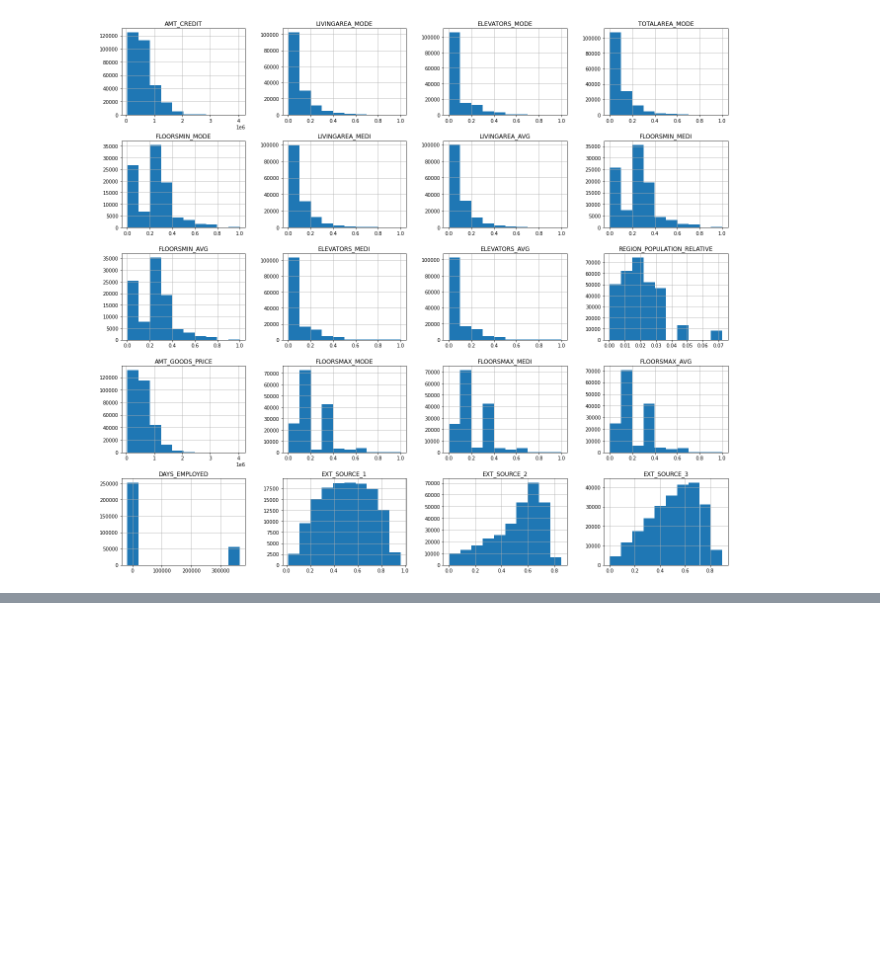
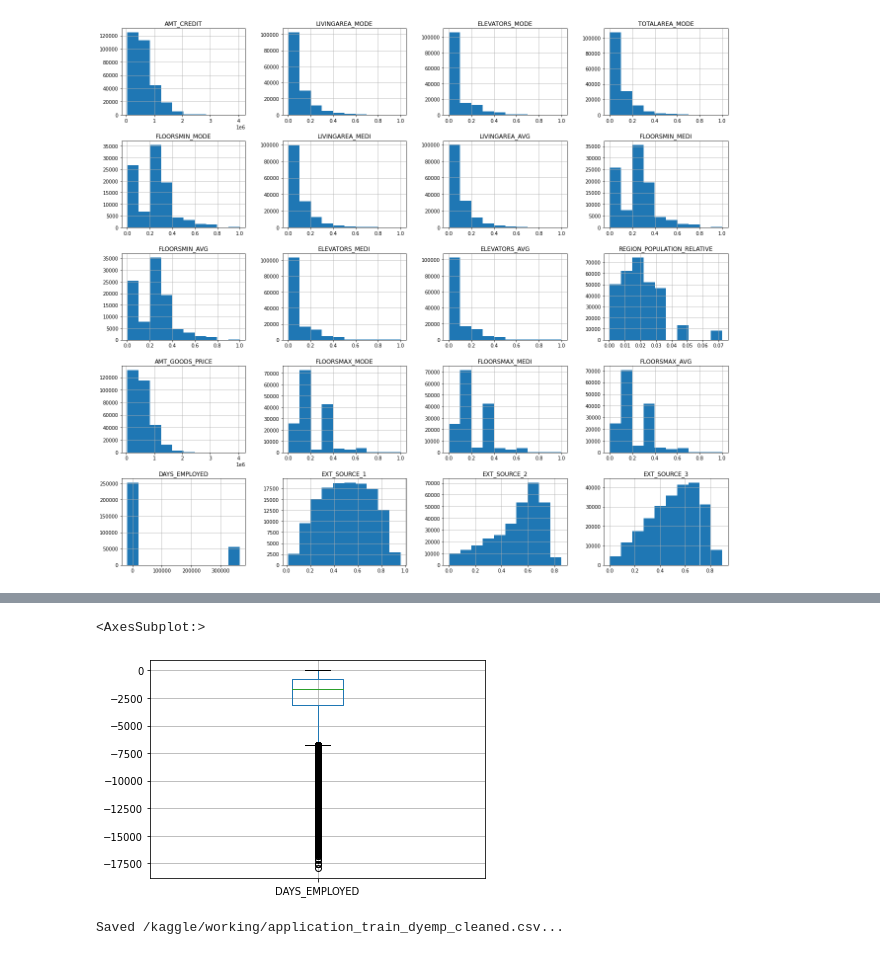
Before and after one commit to amithsbhat/Capstone-Home-Credit-Default-Risk, a Jupyter notebook: eda-home-credit-default-risk.ipynb, the cells around one changed output, grey strips where cells are left out. Saved outputs shown, nothing was run; the diff lists cells and outputs as text; code cells hidden in the pictures; blank space fills up the shorter version.

Commit message:
Kaggle Notebook | EDA-Home-Credit-Default-Risk | Version 17

```diff
--- a/eda-home-credit-default-risk.ipynb
+++ b/eda-home-credit-default-risk.ipynb
@@ -464,0 +477,9 @@ plt.show()
+# %%
+df.boxplot( column =['DAYS_EMPLOYED'], grid = True)
+# %% [output]
+<AxesSubplot:>
+[figure, added]
+# %%
+save_file(df, 'application_train_dyemp_cleaned')
+# %% [output]
+Saved /kaggle/working/application_train_dyemp_cleaned.csv...
```
Also changed, not shown: parts of 5 cells of this notebook.
